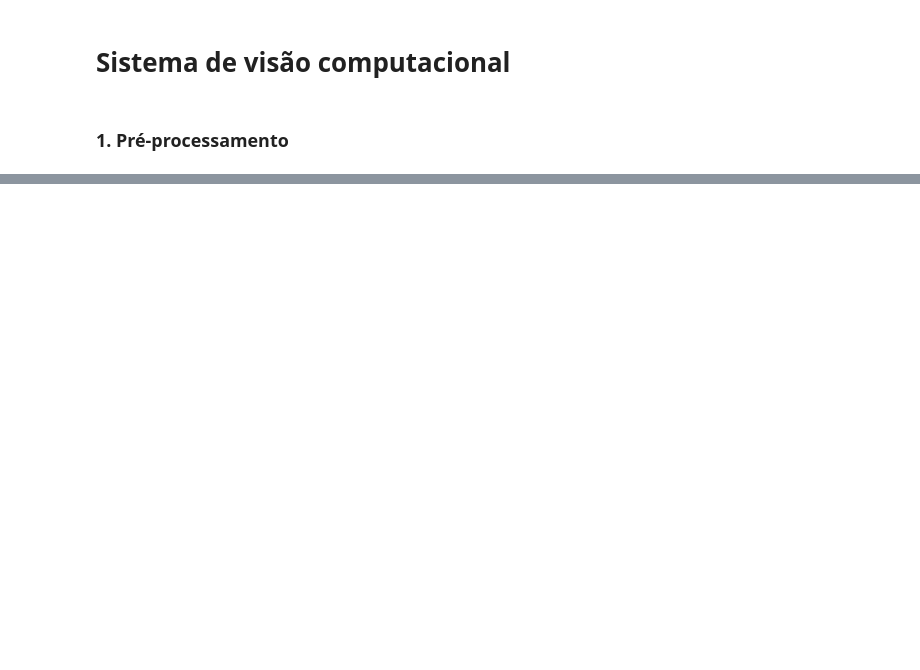
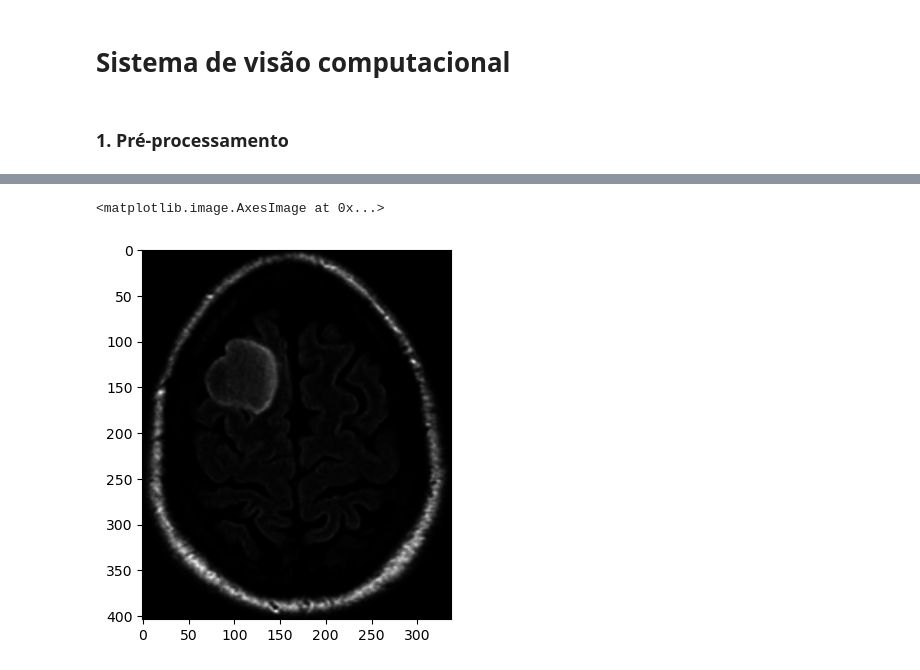
Before and after one commit to KillerGlass/computer-vision, a Jupyter notebook: sistema_de_visao.ipynb, the cells around one changed output, grey strips where cells are left out. Saved outputs shown, nothing was run; the diff lists cells and outputs as text; code cells hidden in the pictures; blank space fills up the shorter version.

```diff
--- a/sistema_de_visao.ipynb
+++ b/sistema_de_visao.ipynb
@@ -55,0 +71,19 @@ def save_crop(imgs, path):
+# %%
+def potencia(image, gamma):
+  return (image / 255) ** gamma * 255
+# %%
+def intensity_transformation(imgs, type):
+
+    if type == 'al':
+        imgs_it = [Alargamento_de_contraste(img, 5, 2) for img in imgs]
+
+    elif type == 'neg':
+        imgs_it = [negativo(img) for img in imgs]
+
+    elif type == 'log':
+        imgs_it = [logaritmica(img, 0.5) for img in imgs]
+
+    elif type == 'po':
+        imgs_it = [potencia(img, 3) for img in imgs]
+
+    return imgs_it
@@ -55,0 +100,7 @@ def save_crop(imgs, path):
+# %%
+images_ti = intensity_transformation(images, 'po')
+# %%
+plt.imshow(images_ti[0], cmap='gray')
+# %% [output]
+<matplotlib.image.AxesImage at 0x...>
+[figure, added]
```
Also changed, not shown: parts of 12 cells of this notebook, 3 other files.
